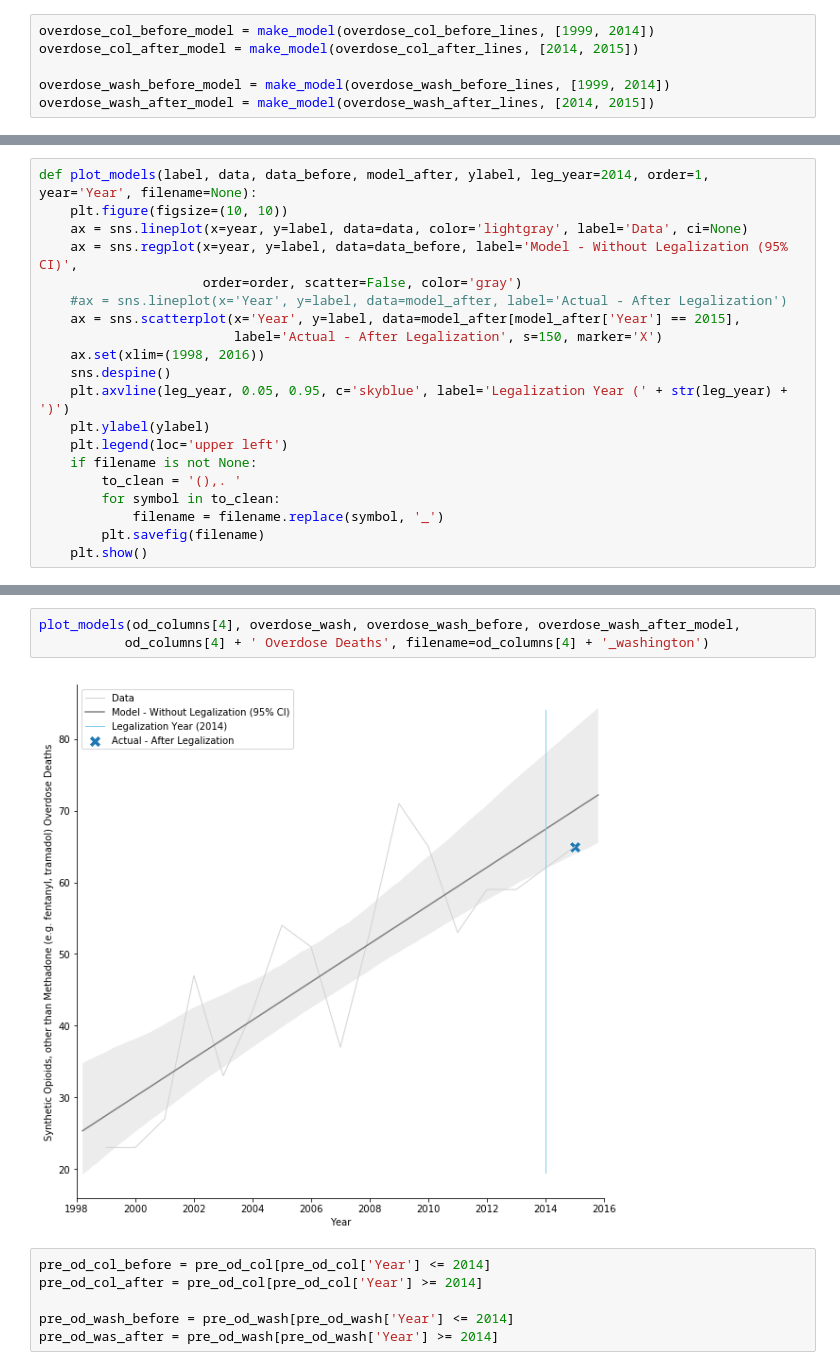
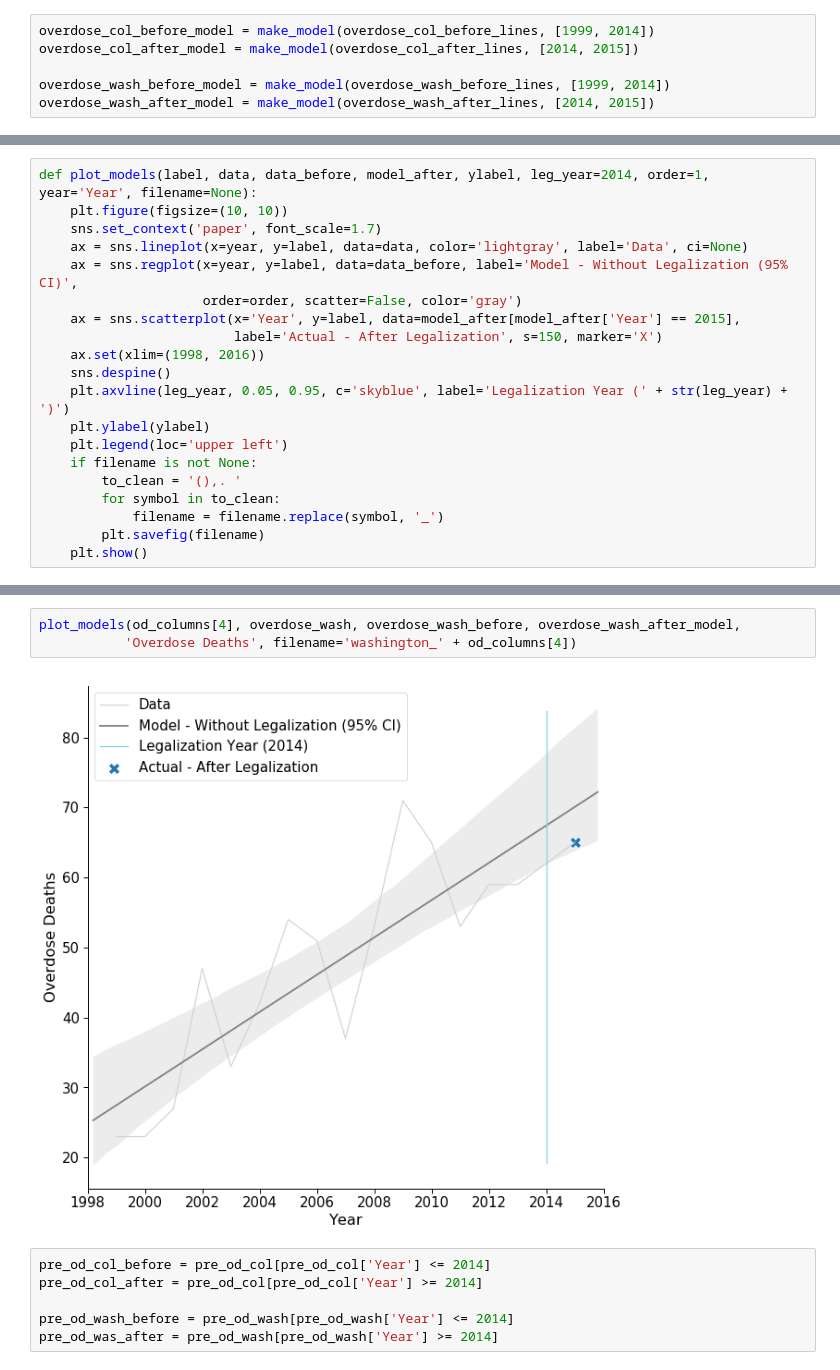
Before and after one commit to displaced-lobster/BDC2019, a Jupyter notebook: Recreational Cannabis.ipynb, the cells around one changed output, grey strips where cells are left out. Drawn from its saved outputs; the diff is of its cells as text.

```diff
--- a/Recreational Cannabis.ipynb
+++ b/Recreational Cannabis.ipynb
@@ -226,10 +226,10 @@ plt.show()
 # %%
 def plot_models(label, data, data_before, model_after, ylabel, leg_year=2014, order=1, year='Year', filename=None):
     plt.figure(figsize=(10, 10))
+    sns.set_context('paper', font_scale=1.7)
     ax = sns.lineplot(x=year, y=label, data=data, color='lightgray', label='Data', ci=None)
     ax = sns.regplot(x=year, y=label, data=data_before, label='Model - Without Legalization (95% CI)',
                      order=order, scatter=False, color='gray')
-    #ax = sns.lineplot(x='Year', y=label, data=model_after, label='Actual - After Legalization')
     ax = sns.scatterplot(x='Year', y=label, data=model_after[model_after['Year'] == 2015],
                          label='Actual - After Legalization', s=150, marker='X')
     ax.set(xlim=(1998, 2016))
@@ -271,8 +271,8 @@ plot_models(od_columns[3], overdose_wash, overdose_wash_before, overdose_wash_af
 # %%
 plot_models(od_columns[4], overdose_wash, overdose_wash_before, overdose_wash_after_model,
-           od_columns[4] + ' Overdose Deaths', filename=od_columns[4] + '_washington')
+           'Overdose Deaths', filename='washington_' + od_columns[4])
 # %% [output]
-[figure, old version]
+[figure, new version]
 # %%
 pre_od_col_before = pre_od_col[pre_od_col['Year'] <= 2014]
 pre_od_col_after = pre_od_col[pre_od_col['Year'] >= 2014]
```
Also changed, not shown: parts of 31 cells of this notebook.
